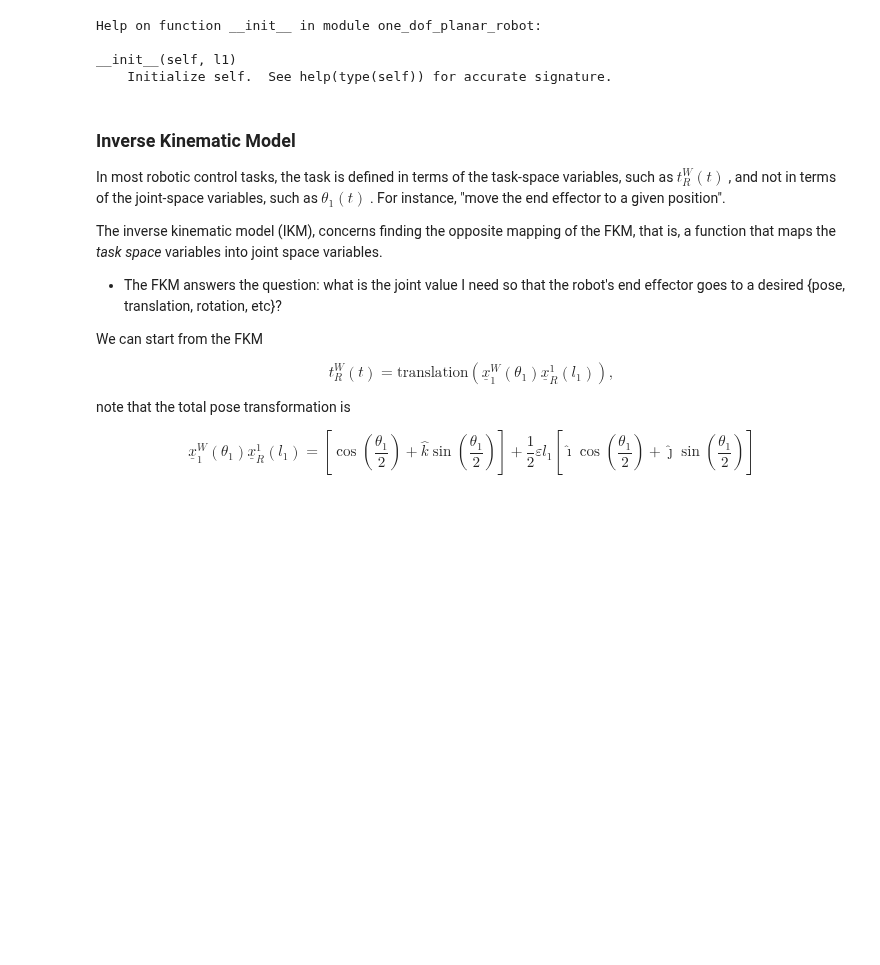
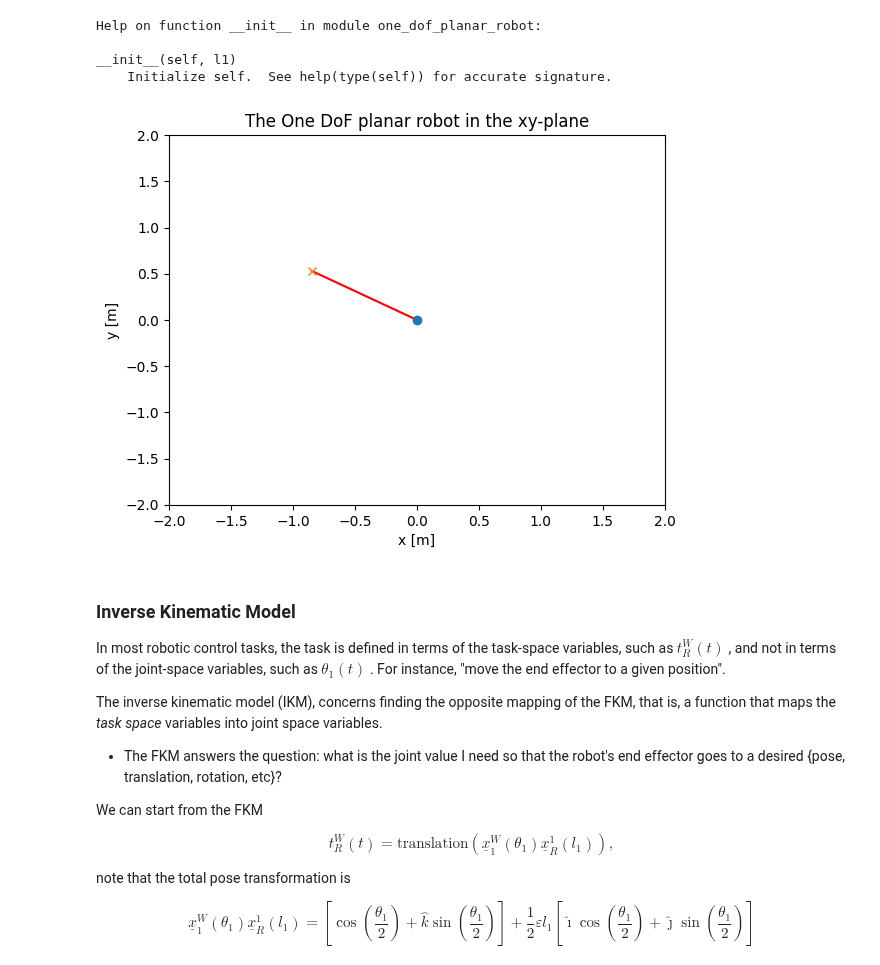
Before and after one commit to MarinhoLab/OpenExecutableBooksRobotics, a Jupyter notebook: dqrobotics/lesson5/lesson_dq5_robot_control_basics_part1.ipynb, the cells around one changed output. Saved outputs shown, nothing was run; the diff lists cells and outputs as text; code cells hidden in the pictures; blank space fills up the shorter version.

Commit message:
[dq5] Added plot of the robot, missing plot of the replacement for plot_td_dot_and_t_dor.m

```diff
--- a/dqrobotics/lesson5/lesson_dq5_robot_control_basics_part1.ipynb
+++ b/dqrobotics/lesson5/lesson_dq5_robot_control_basics_part1.ipynb
@@ -34,3 +33,18 @@ from math import pi, sin, cos
+# %%
+from dqrobotics import *
+from dqrobotics_extensions.pyplot import plot
+
+import matplotlib.pyplot as plt
+plt.rcParams["animation.html"] = "jshtml"
+plt.ioff()
+import matplotlib.animation as anm
+%matplotlib inline
+
+from math import pi, sin, cos
+
+import numpy as np
+
+from functools import partial
 # %% [markdown]
 <a name="H_D4ECB91A"></a>
 ## Notation
@@ -126,9 +140,22 @@ __init__(self, l1)
 # %%
 from one_dof_planar_robot import OneDofPlanarRobot
 
 ## Notice how easy it is to understand this code.
 # Length
 l1 = 1
 
 # Create robot
 one_dof_planar_robot = OneDofPlanarRobot(l1)
+
+# Choose theta freely
+theta1 =-3.7
+
+# Get the fkm, based on theta
+t_w_r = one_dof_planar_robot.fkm(theta1)
+
+# Plot the robot in the xy-plane
+plt.figure()
+one_dof_planar_robot.plot(theta1)
+plt.show()
+# %% [output]
+[figure, added]
```
Also changed, not shown: parts of 12 cells of this notebook, 1 other file.
